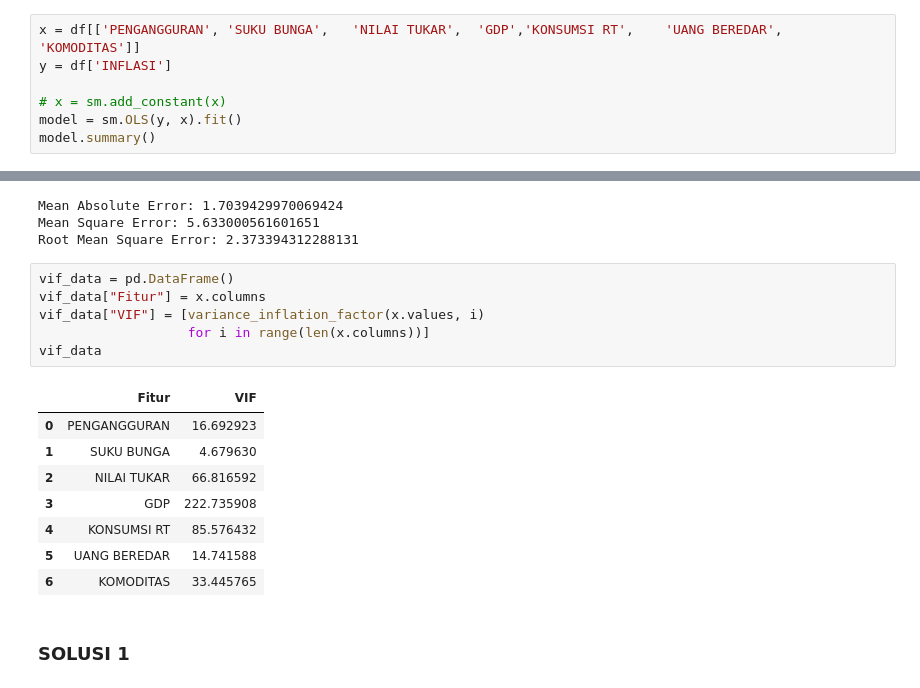
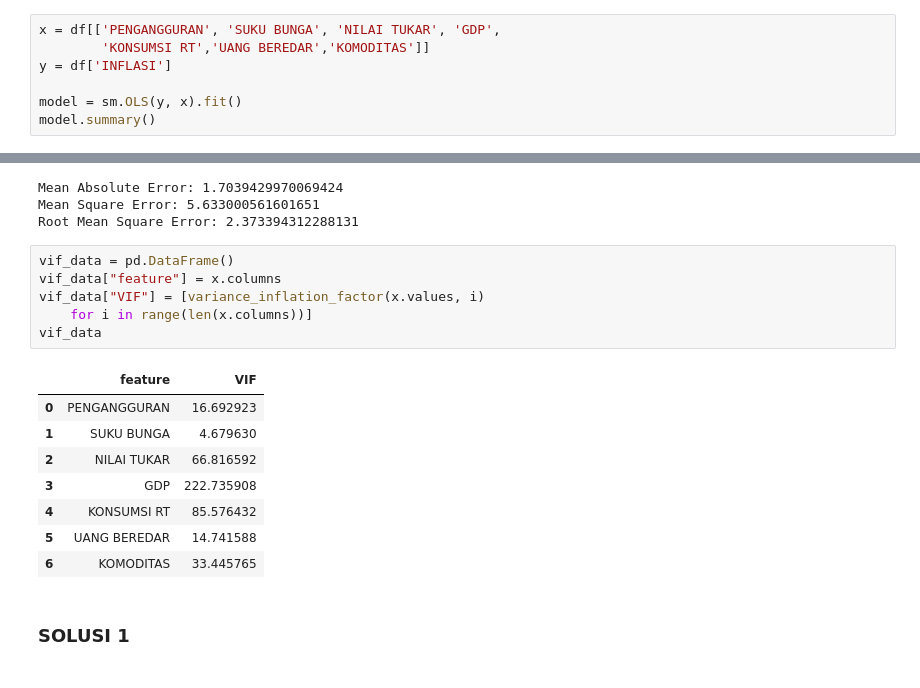
Before and after one commit to arifahshafyan/EKONOMETRIKA, a Jupyter notebook: tugas linier berganda.ipynb, the cells around one changed output, grey strips where cells are left out. Saved outputs shown, nothing was run; the diff lists cells and outputs as text.

```diff
--- a/tugas linier berganda.ipynb
+++ b/tugas linier berganda.ipynb
@@ -208,8 +211,8 @@ import scipy.stats as stats
 # %%
-x = df[['PENGANGGURAN',	'SUKU BUNGA',	'NILAI TUKAR',  'GDP','KONSUMSI RT',	'UANG BEREDAR',	'KOMODITAS']]
+x = df[['PENGANGGURAN',	'SUKU BUNGA', 'NILAI TUKAR', 'GDP',
+        'KONSUMSI RT','UANG BEREDAR','KOMODITAS']]
 y = df['INFLASI']
 
-# x = sm.add_constant(x)
 model = sm.OLS(y, x).fit()
 model.summary()
 # %% [output]
@@ -270,12 +275,12 @@ Mean Square Error: 5.633000561601651
 Root Mean Square Error: 2.373394312288131
 # %%
 vif_data = pd.DataFrame()
-vif_data["Fitur"] = x.columns
+vif_data["feature"] = x.columns
 vif_data["VIF"] = [variance_inflation_factor(x.values, i)
-                   for i in range(len(x.columns))]
+    for i in range(len(x.columns))]
 vif_data
 # %% [output]
-|  | Fitur | VIF |
+|  | feature | VIF |
 | 0 | PENGANGGURAN | 16.692923 |
 | 1 | SUKU BUNGA | 4.679630 |
 | 2 | NILAI TUKAR | 66.816592 |
```
Also changed, not shown: parts of 99 cells of this notebook.
